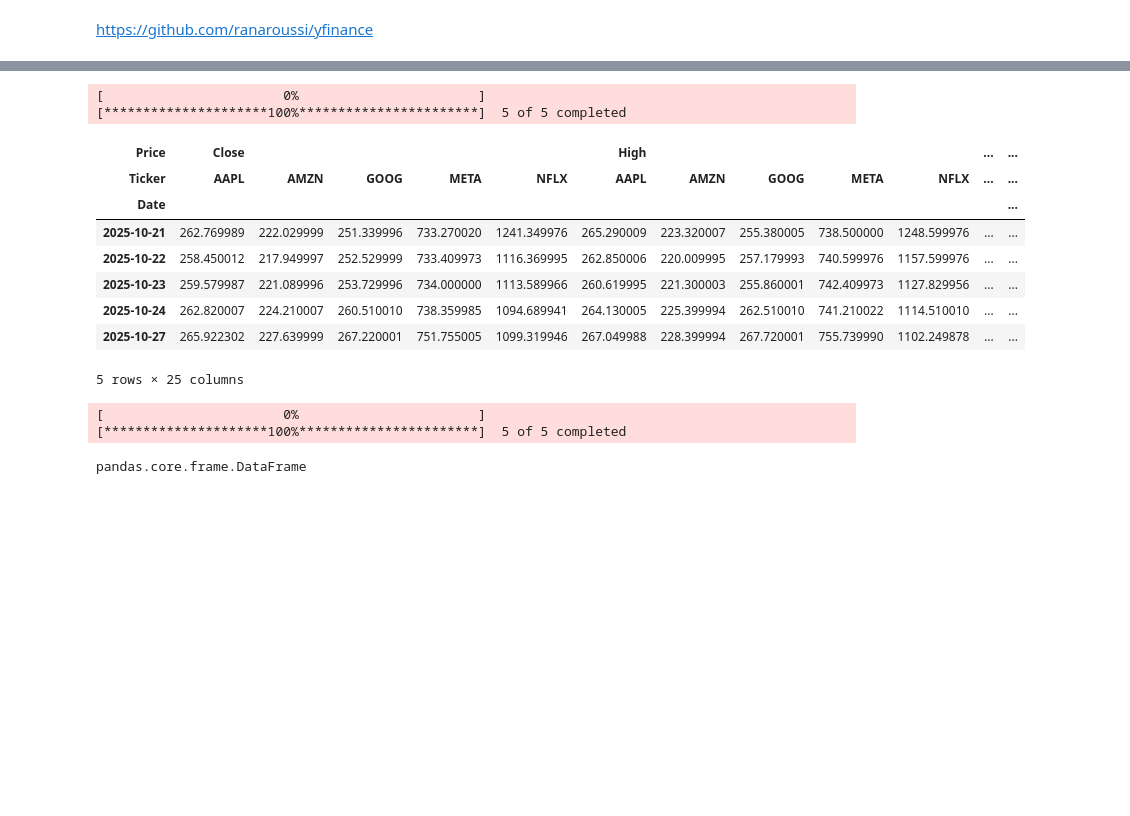
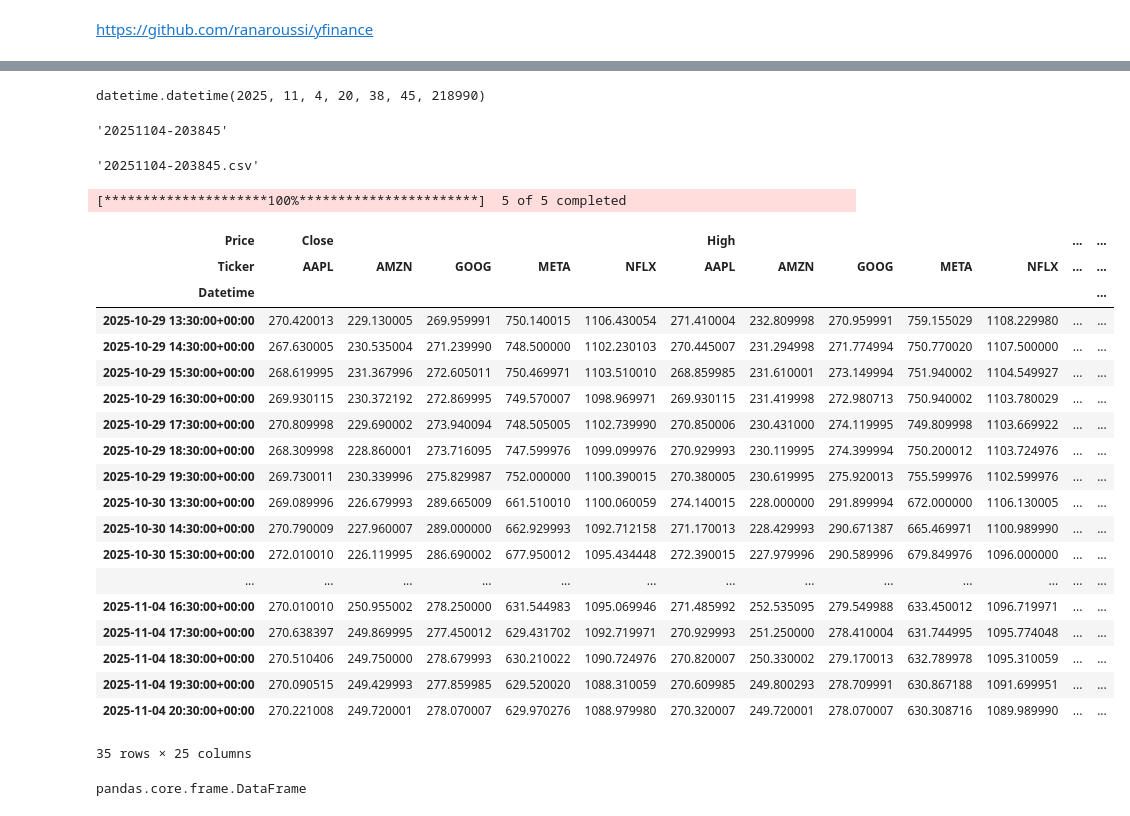
Before and after one commit to marianemcgrath/comp_infrastructure_assessment, a Jupyter notebook: problems.ipynb, the cells around one changed output, grey strips where cells are left out. Cells and saved outputs as stored; diff of their text form; code cells hidden in the pictures; blank space fills up the shorter version.

Commit message:
NB Edits_Date and Time

```diff
--- a/problems.ipynb
+++ b/problems.ipynb
@@ -109,0 +173,18 @@ dat.option_chain(dat.options[0]).calls
+# %%
+# Current date and time
+now = dt.datetime.now()
+
+# Show current date and time
+now
+# %% [output]
+datetime.datetime(2025, 11, 4, 20, 38, 45, 218990)
+# %%
+# Format date and time
+now.strftime("%Y%m%d-%H%M%S")
+# %% [output]
+'20251104-203845'
+# %%
+# File name
+now.strftime("%Y%m%d-%H%M%S") + ".csv"
+# %% [output]
+'20251104-203845.csv'
@@ -110,22 +195,32 @@ dat.option_chain(dat.options[0]).calls
 # %%
 tickers = yf.Tickers('META AAPL GOOG')
 # %%
-yf.download(['META', 'AAPL','AMZN', 'NFLX', 'GOOG'], period='5d')
+df = yf.download(['META', 'AAPL','AMZN', 'NFLX', 'GOOG'], period='5d', interval='1h')
+
+# Show
+df
 # %% [output]
-[                       0%                       ][*********************100%***********************]  5 of 5 completed
+[*********************100%***********************]  5 of 5 completed
 | Price | Close |  |  |  |  | High |  |  |  |  | ... | ... |
 | Ticker | AAPL | AMZN | GOOG | META | NFLX | AAPL | AMZN | GOOG | META | NFLX | ... | ... |
-| Date |  |  |  |  |  |  |  |  |  |  |  | ... |
-| 2025-10-21 | 262.769989 | 222.029999 | 251.339996 | 733.270020 | 1241.349976 | 265.290009 | 223.320007 | 255.380005 | 738.500000 | 1248.599976 | ... | ... |
-| 2025-10-22 | 258.450012 | 217.949997 | 252.529999 | 733.409973 | 1116.369995 | 262.850006 | 220.009995 | 257.179993 | 740.599976 | 1157.599976 | ... | ... |
-| 2025-10-23 | 259.579987 | 221.089996 | 253.729996 | 734.000000 | 1113.589966 | 260.619995 | 221.300003 | 255.860001 | 742.409973 | 1127.829956 | ... | ... |
-| 2025-10-24 | 262.820007 | 224.210007 | 260.510010 | 738.359985 | 1094.689941 | 264.130005 | 225.399994 | 262.510010 | 741.210022 | 1114.510010 | ... | ... |
-| 2025-10-27 | 265.922302 | 227.639999 | 267.220001 | 751.755005 | 1099.319946 | 267.049988 | 228.399994 | 267.720001 | 755.739990 | 1102.249878 | ... | ... |
+| Datetime |  |  |  |  |  |  |  |  |  |  |  | ... |
+| 2025-10-29 13:30:00+00:00 | 270.420013 | 229.130005 | 269.959991 | 750.140015 | 1106.430054 | 271.410004 | 232.809998 | 270.959991 | 759.155029 | 1108.229980 | ... | ... |
+| 2025-10-29 14:30:00+00:00 | 267.630005 | 230.535004 | 271.239990 | 748.500000 | 1102.230103 | 270.445007 | 231.294998 | 271.774994 | 750.770020 | 1107.500000 | ... | ... |
+| 2025-10-29 15:30:00+00:00 | 268.619995 | 231.367996 | 272.605011 | 750.469971 | 1103.510010 | 268.859985 | 231.610001 | 273.149994 | 751.940002 | 1104.549927 | ... | ... |
+| 2025-10-29 16:30:00+00:00 | 269.930115 | 230.372192 | 272.869995 | 749.570007 | 1098.969971 | 269.930115 | 231.419998 | 272.980713 | 750.940002 | 1103.780029 | ... | ... |
+| 2025-10-29 17:30:00+00:00 | 270.809998 | 229.690002 | 273.940094 | 748.505005 | 1102.739990 | 270.850006 | 230.431000 | 274.119995 | 749.809998 | 1103.669922 | ... | ... |
+| 2025-10-29 18:30:00+00:00 | 268.309998 | 228.860001 | 273.716095 | 747.599976 | 1099.099976 | 270.929993 | 230.119995 | 274.399994 | 750.200012 | 1103.724976 | ... | ... |
+| 2025-10-29 19:30:00+00:00 | 269.730011 | 230.339996 | 275.829987 | 752.000000 | 1100.390015 | 270.380005 | 230.619995 | 275.920013 | 755.599976 | 1102.599976 | ... | ... |
+| 2025-10-30 13:30:00+00:00 | 269.089996 | 226.679993 | 289.665009 | 661.510010 | 1100.060059 | 274.140015 | 228.000000 | 291.899994 | 672.000000 | 1106.130005 | ... | ... |
+| 2025-10-30 14:30:00+00:00 | 270.790009 | 227.960007 | 289.000000 | 662.929993 | 1092.712158 | 271.170013 | 228.429993 | 290.671387 | 665.469971 | 1100.989990 | ... | ... |
+| 2025-10-30 15:30:00+00:00 | 272.010010 | 226.119995 | 286.690002 | 677.950012 | 1095.434448 | 272.390015 | 227.979996 | 290.589996 | 679.849976 | 1096.000000 | ... | ... |
+| ... | ... | ... | ... | ... | ... | ... | ... | ... | ... | ... | ... | ... |
+| 2025-11-04 16:30:00+00:00 | 270.010010 | 250.955002 | 278.250000 | 631.544983 | 1095.069946 | 271.485992 | 252.535095 | 279.549988 | 633.450012 | 1096.719971 | ... | ... |
+| 2025-11-04 17:30:00+00:00 | 270.638397 | 249.869995 | 277.450012 | 629.431702 | 1092.719971 | 270.929993 | 251.250000 | 278.410004 | 631.744995 | 1095.774048 | ... | ... |
+| 2025-11-04 18:30:00+00:00 | 270.510406 | 249.750000 | 278.679993 | 630.210022 | 1090.724976 | 270.820007 | 250.330002 | 279.170013 | 632.789978 | 1095.310059 | ... | ... |
+| 2025-11-04 19:30:00+00:00 | 270.090515 | 249.429993 | 277.859985 | 629.520020 | 1088.310059 | 270.609985 | 249.800293 | 278.709991 | 630.867188 | 1091.699951 | ... | ... |
+| 2025-11-04 20:30:00+00:00 | 270.221008 | 249.720001 | 278.070007 | 629.970276 | 1088.979980 | 270.320007 | 249.720001 | 278.070007 | 630.308716 | 1089.989990 | ... | ... |
-5 rows × 25 columns
+35 rows × 25 columns
-# %%
-df = yf.download(['META', 'AAPL','AMZN', 'NFLX', 'GOOG'], period='5d')
-# %% [output]
-[                       0%                       ][*********************100%***********************]  5 of 5 completed
 # %%
 type(df)
 # %% [output]
```
Also changed, not shown: parts of 18 cells of this notebook, 6 other files.
